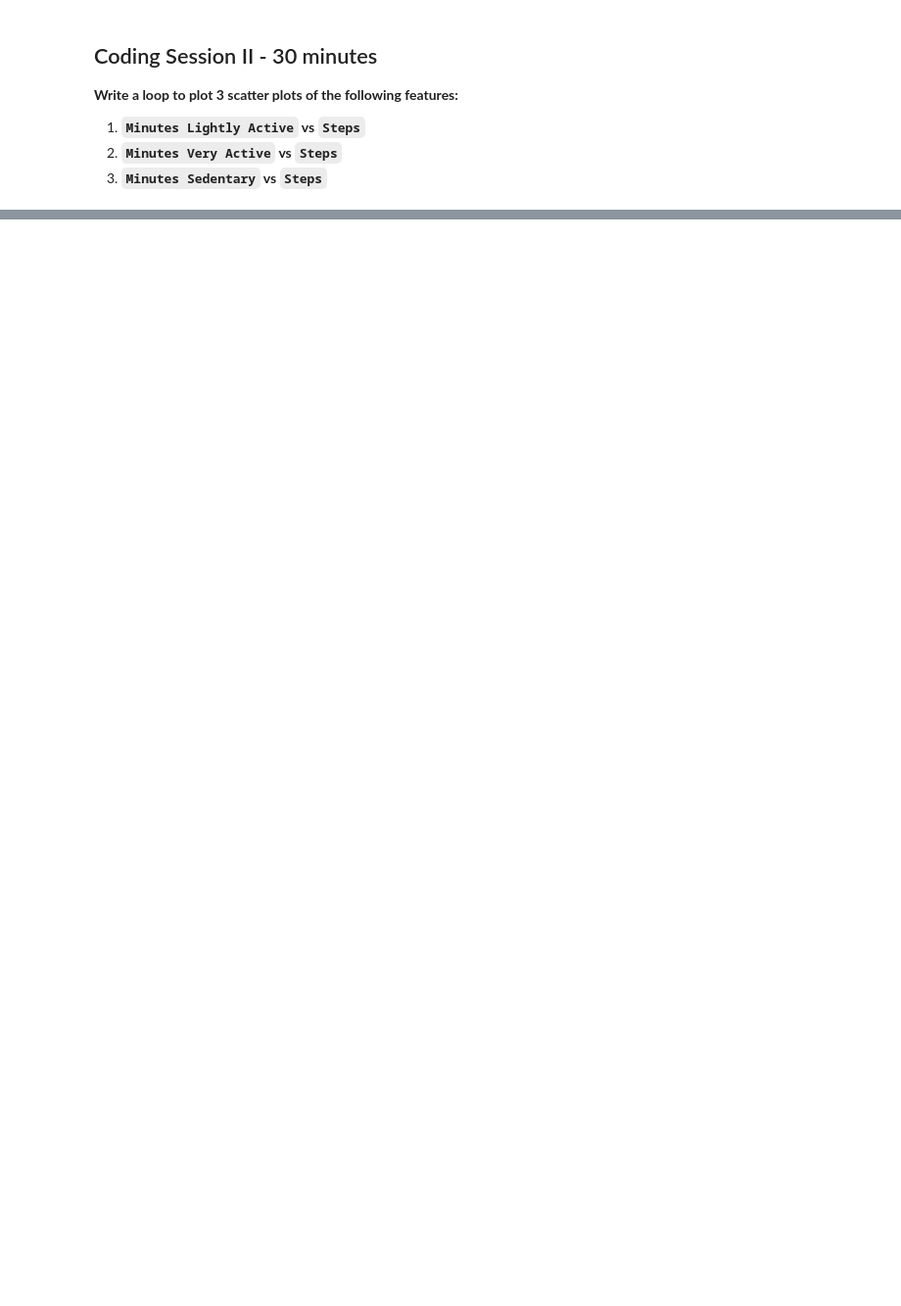
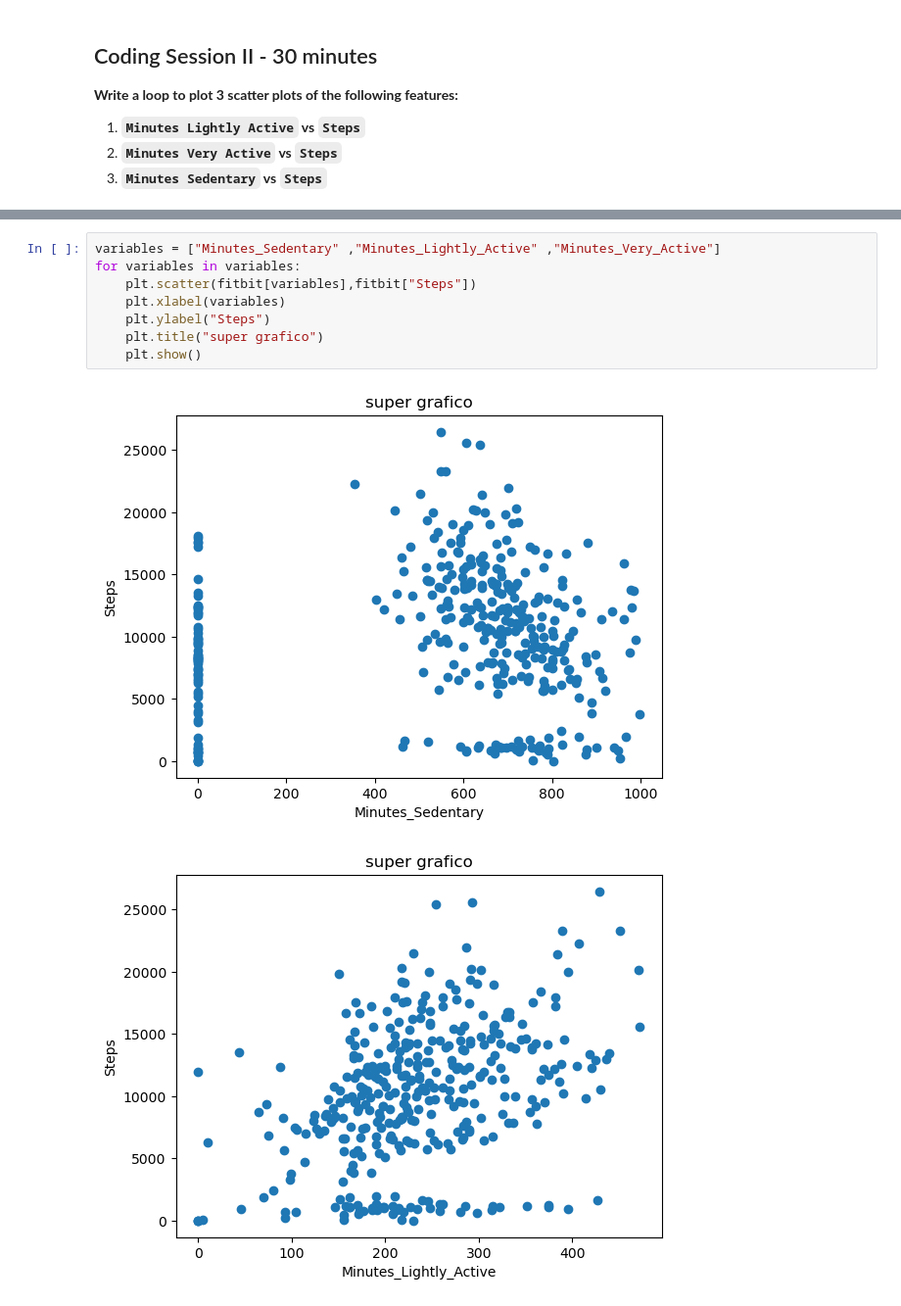
Before and after one commit to Ironhack-Data-Madrid-PartTime-May22/lab_visualization_extra, a Jupyter notebook: challenge-1.ipynb, the cells around one changed output, grey strips where cells are left out. Shown at 98% size. Drawn from its saved outputs; the diff is of its cells as text; blank space fills up the shorter version.

```diff
--- a/challenge-1.ipynb
+++ b/challenge-1.ipynb
@@ -97,0 +156,11 @@ plt.show();
+# %%
+variables = ["Minutes_Sedentary" ,"Minutes_Lightly_Active" ,"Minutes_Very_Active"]
+for variables in variables:
+    plt.scatter(fitbit[variables],fitbit["Steps"])
+    plt.xlabel(variables)
+    plt.ylabel("Steps")
+    plt.title("super grafico")
+    plt.show()
+# %% [output]
+[figure, added]
+[figure, added]
```
Also changed, not shown: parts of 7 cells of this notebook.
